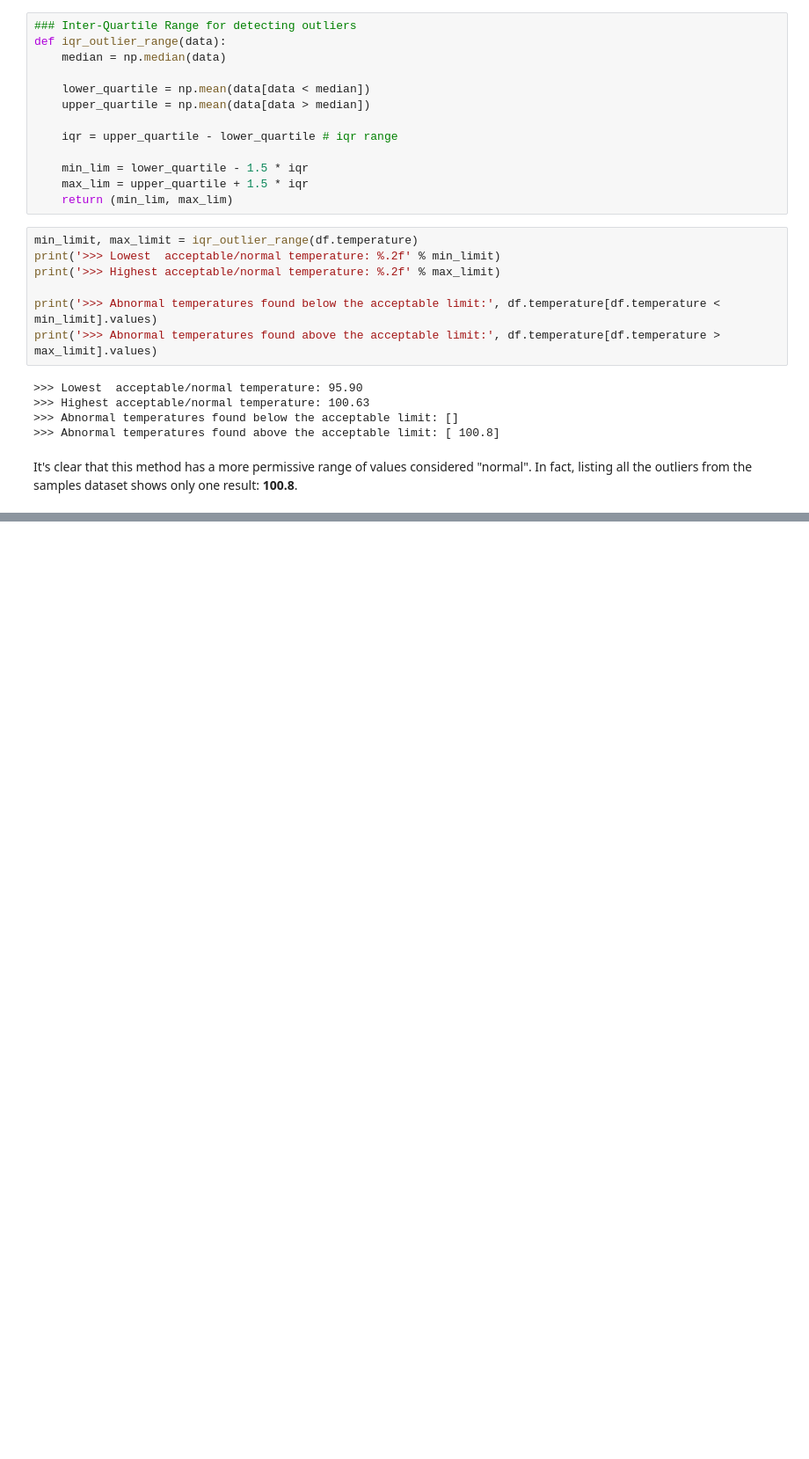
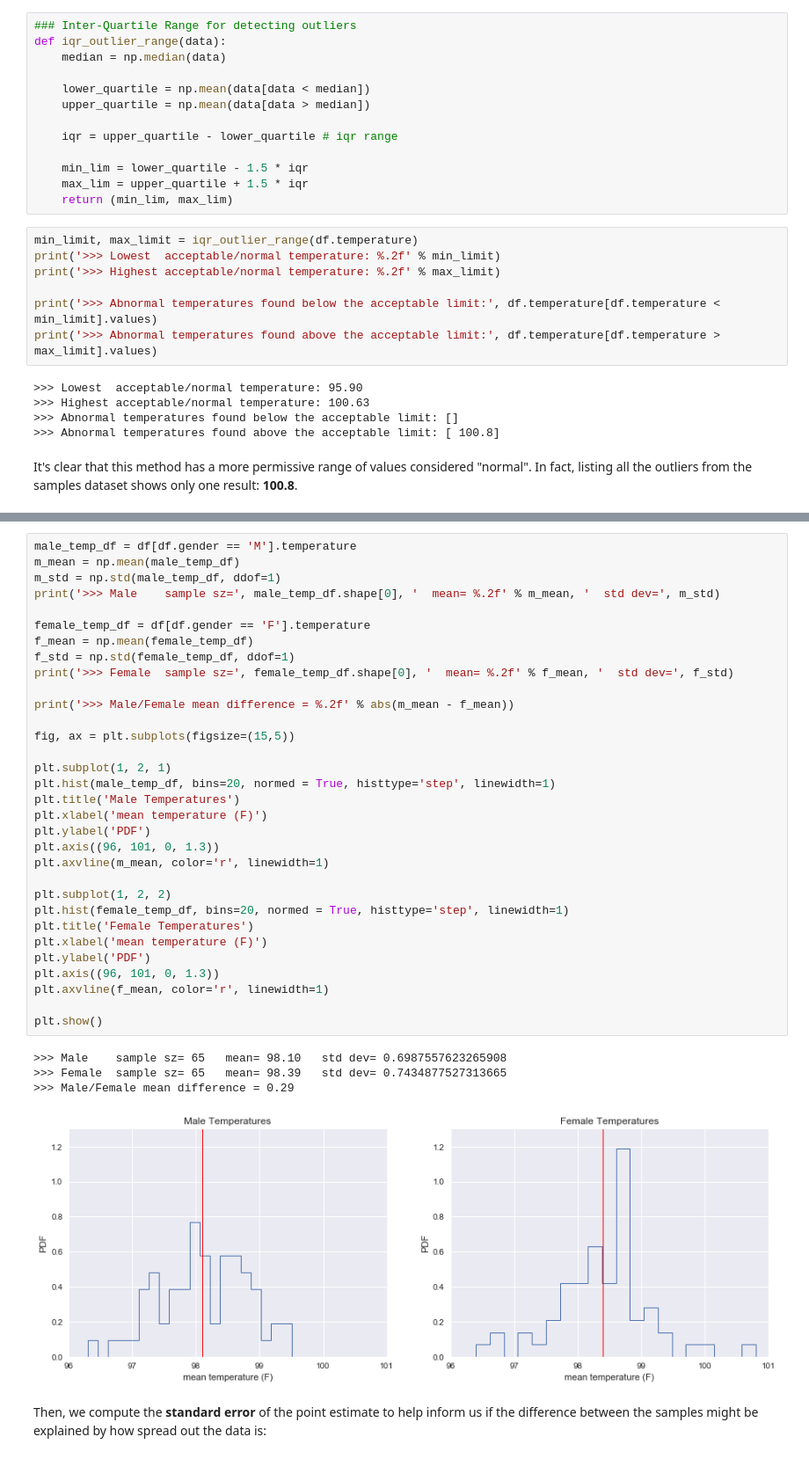
Before and after one commit to karlphillip/DataScience, a Jupyter notebook: Mini Projects/human_body_temperature_using_eda/sliderule_dsi_inferential_statistics_exercise_1.ipynb, the cells around one changed output, grey strips where cells are left out. Shown at 88% size. Drawn from its saved outputs; the diff is of its cells as text; blank space fills up the shorter version.

Commit message:
human_body_temperature_using_eda: added answer for ex6

```diff
--- a/Mini Projects/human_body_temperature_using_eda/sliderule_dsi_inferential_statistics_exercise_1.ipynb
+++ b/Mini Projects/human_body_temperature_using_eda/sliderule_dsi_inferential_statistics_exercise_1.ipynb
@@ -496,0 +504,40 @@ It's clear that this method has a more permissive range of values considered "no
+# %%
+male_temp_df = df[df.gender == 'M'].temperature
+m_mean = np.mean(male_temp_df)
+m_std = np.std(male_temp_df, ddof=1)
+print('>>> Male    sample sz=', male_temp_df.shape[0], '  mean= %.2f' % m_mean, '  std dev=', m_std)
+
+female_temp_df = df[df.gender == 'F'].temperature
+f_mean = np.mean(female_temp_df)
+f_std = np.std(female_temp_df, ddof=1)
+print('>>> Female  sample sz=', female_temp_df.shape[0], '  mean= %.2f' % f_mean, '  std dev=', f_std)
+
+print('>>> Male/Female mean difference = %.2f' % abs(m_mean - f_mean))
+
+fig, ax = plt.subplots(figsize=(15,5))
+
+plt.subplot(1, 2, 1)
+plt.hist(male_temp_df, bins=20, normed = True, histtype='step', linewidth=1)
+plt.title('Male Temperatures')
+plt.xlabel('mean temperature (F)')
+plt.ylabel('PDF')
+plt.axis((96, 101, 0, 1.3))
+plt.axvline(m_mean, color='r', linewidth=1)
+
+plt.subplot(1, 2, 2)
+plt.hist(female_temp_df, bins=20, normed = True, histtype='step', linewidth=1)
+plt.title('Female Temperatures')
+plt.xlabel('mean temperature (F)')
+plt.ylabel('PDF')
+plt.axis((96, 101, 0, 1.3))
+plt.axvline(f_mean, color='r', linewidth=1)
+
+plt.show()
+# %% [output]
+>>> Male    sample sz= 65   mean= 98.10   std dev= 0.6987557623265908
+>>> Female  sample sz= 65   mean= 98.39   std dev= 0.7434877527313665
+>>> Male/Female mean difference = 0.29
+[figure, added]
+# %% [markdown]
+Then, we compute the **standard error** of the point estimate to help inform us if the difference between the samples
+ might be explained by how spread out the data is:
```
Also changed, not shown: parts of 16 cells of this notebook.
